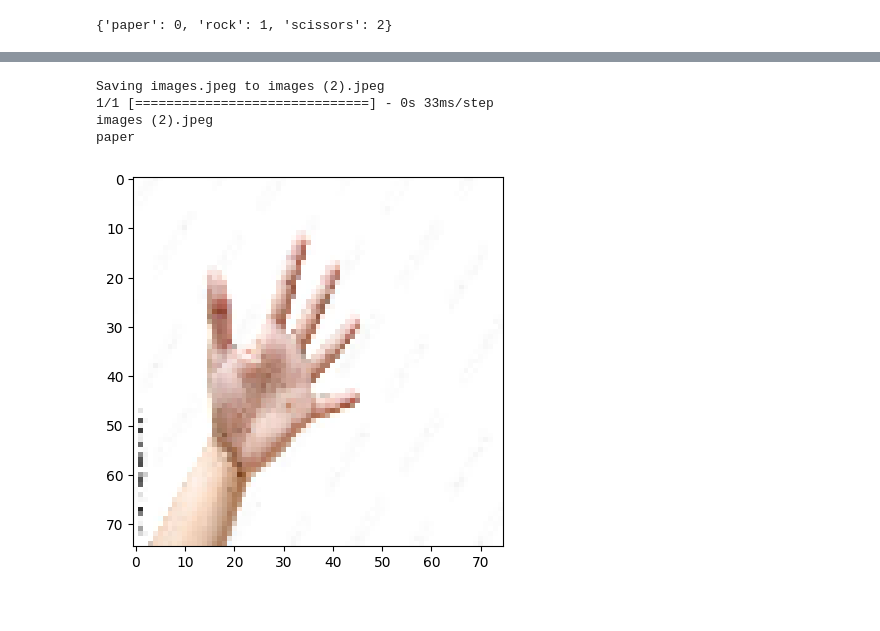
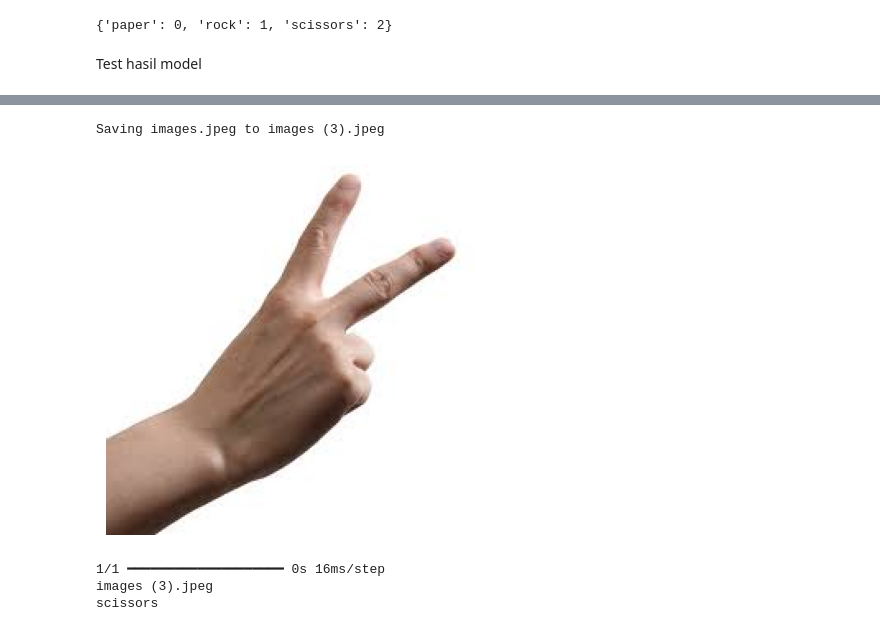
Before and after one commit to MythEclipse/ML-Tapi-Bukan-MobileLegends, a Jupyter notebook: latihan_klasifikasi_gambar_asephs.ipynb, the cells around one changed output, grey strips where cells are left out. Drawn from its saved outputs; the diff is of its cells as text; code cells hidden in the pictures.

```diff
--- a/latihan_klasifikasi_gambar_asephs.ipynb
+++ b/latihan_klasifikasi_gambar_asephs.ipynb
@@ -102,6 +95,7 @@ test_datagen = ImageDataGenerator(rescale=1./255,
 train_generator = train_datagen.flow_from_directory(
         base_dir,
         target_size=img_size,
+        color_mode='grayscale',
         shuffle = True,
         subset='training',
         class_mode='categorical')
@@ -109,6 +103,7 @@ train_generator = train_datagen.flow_from_directory(
 validation_generator = train_datagen.flow_from_directory(
         base_dir,
         target_size=img_size,
+        color_mode='grayscale',
         subset='validation',
         class_mode='categorical')
 # %% [output]
@@ -166,10 +195,11 @@ callbacks = [
 # %%
 history = model.fit(
-      train_generator,
-      steps_per_epoch=25,  # berapa batch yang akan dieksekusi pada setiap epoch
-      epochs=25,
-      validation_data=validation_generator,# menampilkan akurasi pengujian data validasi
-      callbacks=callbacks,
-      validation_steps=5,  # berapa batch yang akan dieksekusi pada setiap epoch
-      verbose=2)
+    train_generator,
+    steps_per_epoch=25,
+    epochs=50,
+    validation_data=validation_generator,
+    callbacks=callbacks,
+    validation_steps=5,
+    verbose=2
+)
 # %% [output]
@@ -214,45 +248,44 @@ plt.show()
 print(train_generator.class_indices)
 # %% [output]
 {'paper': 0, 'rock': 1, 'scissors': 2}
+# %% [markdown]
+Test hasil model
 # %%
+from google.colab import files
+from PIL import Image
 import numpy as np
-from google.colab import files
-from keras.preprocessing import image
 import matplotlib.pyplot as plt
-import matplotlib.image as mpimg
-import matplotlib.pyplot as plt
-import matplotlib.image as mpimg
-%matplotlib inline
 
-# mengupload file, trus ditampung disini
 uploaded = files.upload()
 
 for fn in uploaded.keys():
+    img = Image.open(fn)
+    img_resized = img.convert('L').resize((150, 150))
+    img_array = np.array(img_resized)
 
-  # predicting images
-  path = fn
-  # memilih file gambar secara interaktif
-  img = image.load_img(path, target_size=(75,75))
-  imgplot = plt.imshow(img)
-  x = image.img_to_array(img)
-  x = np.expand_dims(x, axis=0)
+    plt.imshow(img)
+    plt.axis('off')
+    plt.show()
 
-  # resize gambar dan mengubahnya menjadi larik numpy
-  images = np.vstack([x])
-  classes = model.predict(images, batch_size=10)
-  outclass = np.argmax(classes)
+    x = np.expand_dims(img_array, axis=0)
+    x = np.expand_dims(x, axis=-1)
+    x = x / 255.0
 
-  print(fn)
-  if outclass == 0:
-    print('paper')
-  elif outclass == 1:
-    print('rock')
-  else:
-    print('scissors')
+    images = np.vstack([x])
+    classes = model.predict(images, batch_size=10)
+    outclass = np.argmax(classes)
+
+    print(fn)
+    if outclass == 0:
+        print('paper')
+    elif outclass == 1:
+        print('rock')
+    else:
+        print('scissors')
 # %% [output]
 [interactive output not drawn]
-Saving images.jpeg to images (2).jpeg
-1/1 [==============================] - 0s 33ms/step
-images (2).jpeg
-paper
+Saving images.jpeg to images (3).jpeg
-[figure, old version]
+[figure, new version]
+1/1 ━━━━━━━━━━━━━━━━━━━━ 0s 16ms/step
+images (3).jpeg
+scissors
```
Also changed, not shown: parts of 22 cells of this notebook.
